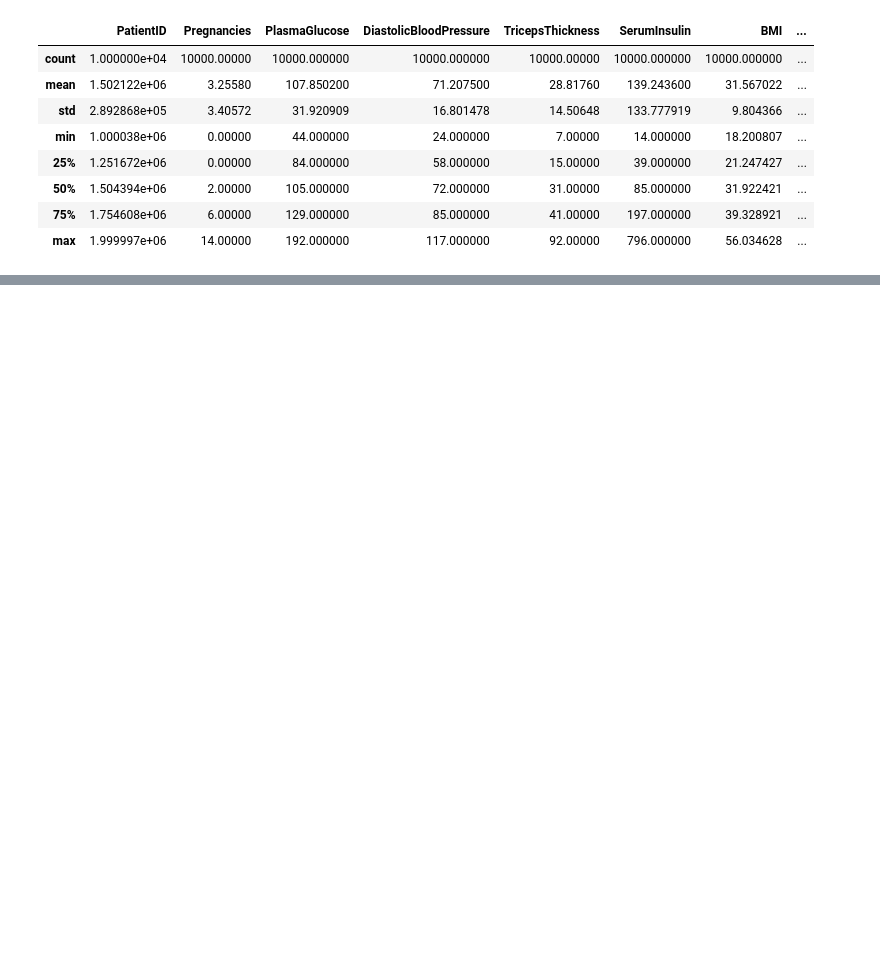
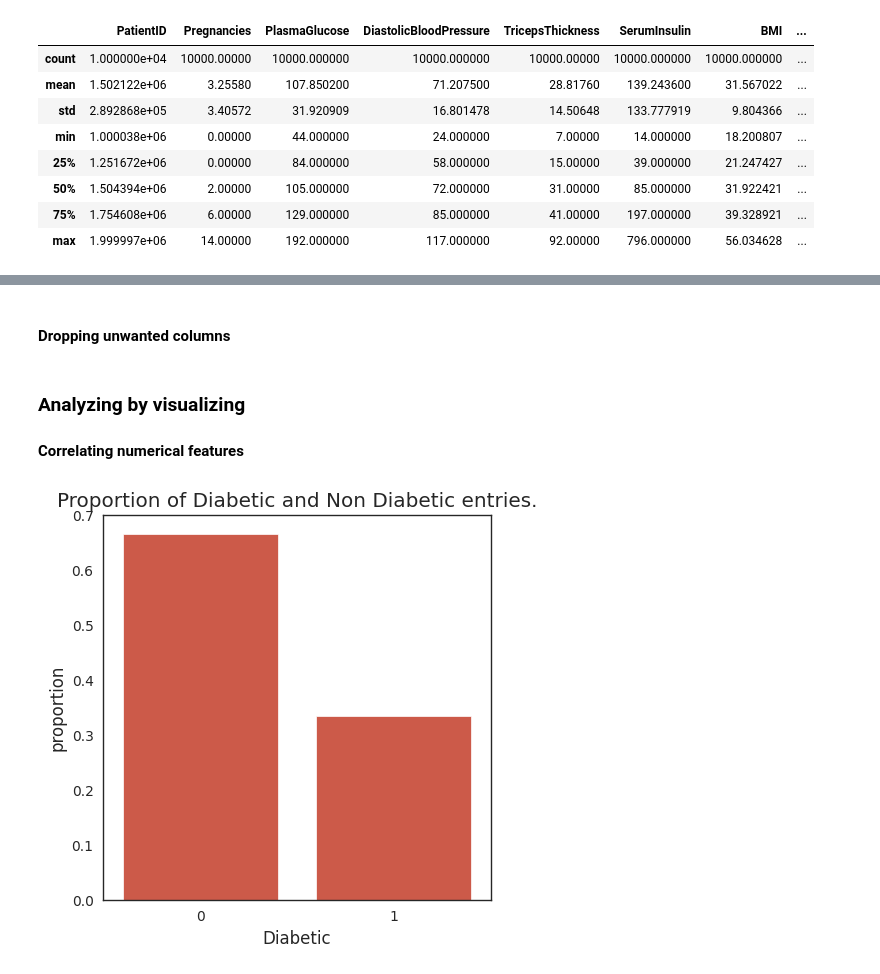
Before and after one commit to sugam21/FastAPI, a Jupyter notebook: Week-2/Classification/notebooks/data_exploration.ipynb, the cells around one changed output, grey strips where cells are left out. Drawn from its saved outputs; the diff is of its cells as text; code cells hidden in the pictures; blank space fills up the shorter version.

Commit message:
added data exploration

```diff
--- a/Week-2/Classification/notebooks/data_exploration.ipynb
+++ b/Week-2/Classification/notebooks/data_exploration.ipynb
@@ -6,7 +17,13 @@ import pandas as pd
 import os
 import dotenv
 import matplotlib.pyplot as plt
+import matplotlib as mpl
 import seaborn as sns
-dotenv.load_dotenv()
 import sys
-sys.path.append('../src')
+import warnings
+
+warnings.filterwarnings("ignore")
+%matplotlib inline
+mpl.style.use('ggplot')
+sns.set_style('white')
+plt.rcParams['figure.figsize'] = 5,5
@@ -16,7 +52,7 @@ from load_data import DataIngestorFactory
 data_ingestor = DataIngestorFactory().get_data_ingestor(file_extension="db")
 table_name = "diabetes"
 if data_ingestor:
-    df: pd.DataFrame | None = data_ingestor.ingest(
+    df: pd.DataFrame = data_ingestor.ingest(
         db_name=os.getenv("MYSQL_DATABASE"),
         table_name=table_name,
         db_password=os.getenv("MYSQL_PASSWORD"),
@@ -71,0 +170,13 @@ sns.scatterplot(data=df,x="PlasmaGlucose",y="BMI",hue="Diabetic")
+# %% [markdown]
+#### Dropping unwanted columns
+# %%
+df.drop(columns=["PatientID"], inplace=True)
+# %% [markdown]
+### Analyzing by visualizing
+#### Correlating numerical features
+# %%
+sns.countplot(data=df, x="Diabetic", stat="proportion")
+plt.title("Proportion of Diabetic and Non Diabetic entries.")
+plt.ylim([0.0,0.7]);
+# %% [output]
+[figure, added]
```
Also changed, not shown: parts of 34 cells of this notebook, 1 other file.
